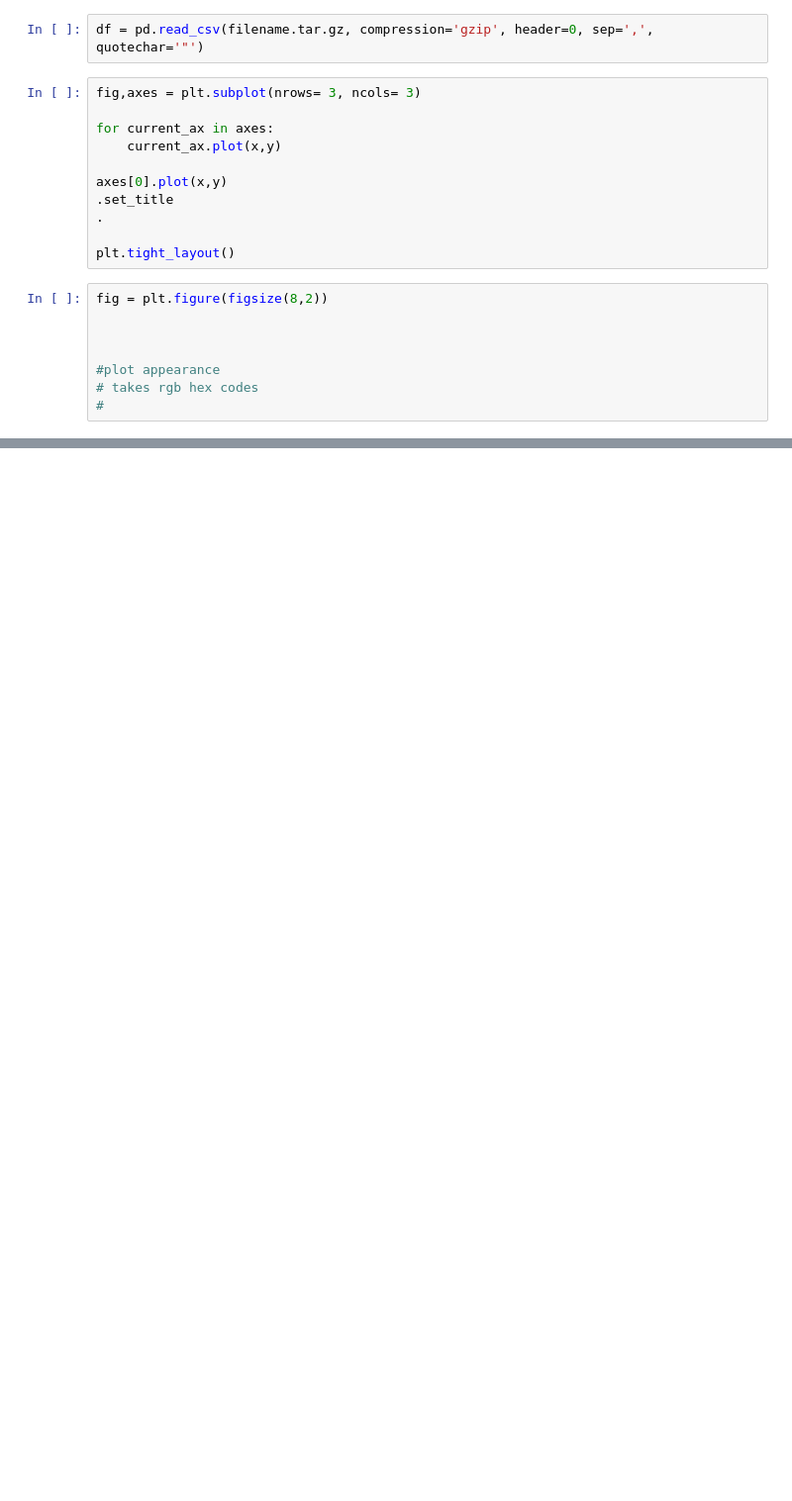
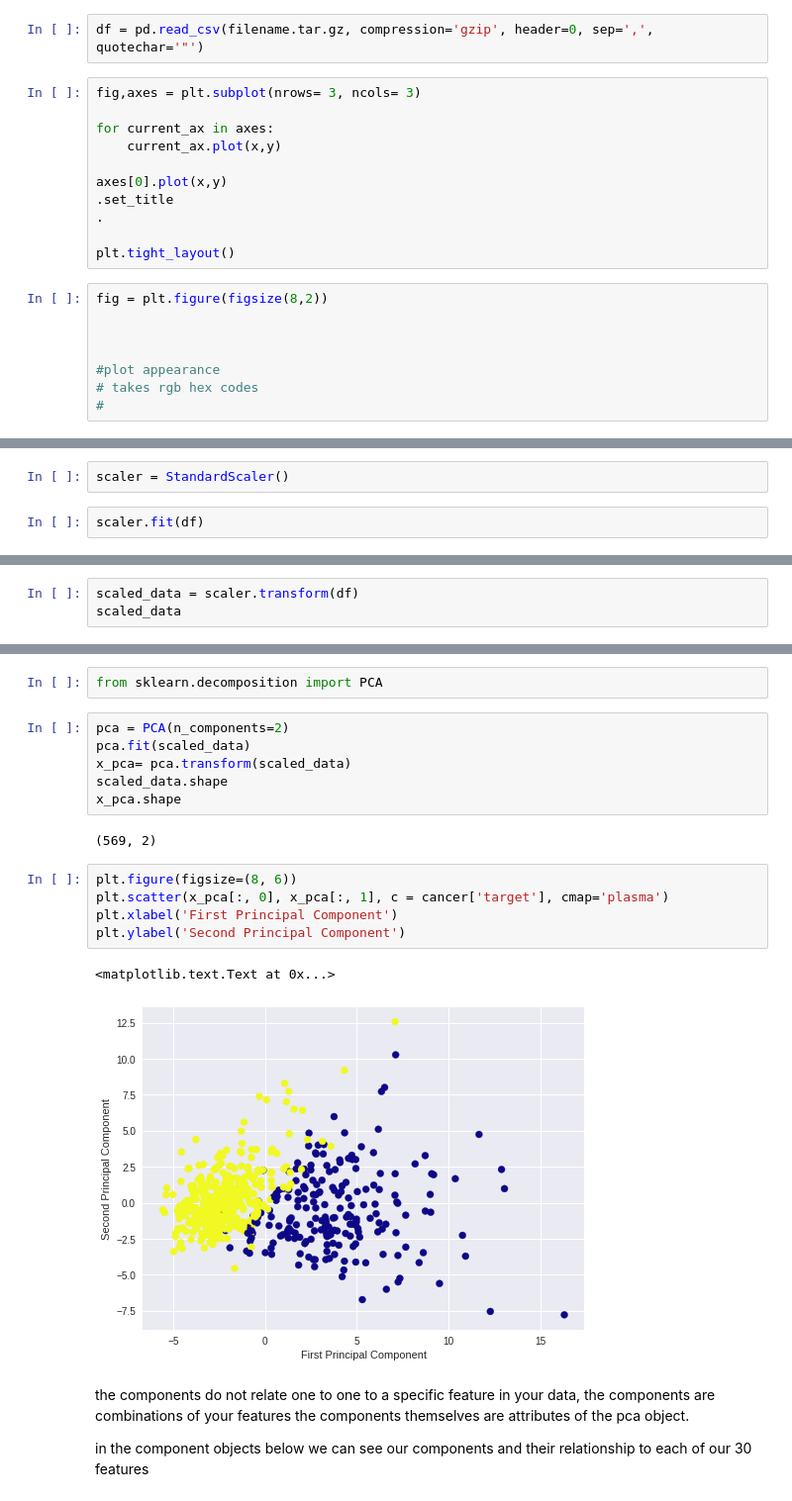
Before and after one commit to fagundesdeveloper/machine-learning-toolbox, a Jupyter notebook: Principal Component Analysis.ipynb, the cells around one changed output, grey strips where cells are left out. Shown at 99% size. Saved outputs shown, nothing was run; the diff lists cells and outputs as text; blank space fills up the shorter version.

```diff
--- a/Principal Component Analysis.ipynb
+++ b/Principal Component Analysis.ipynb
@@ -79,0 +127,4 @@ fig = plt.figure(figsize(8,2))
+# %%
+scaler = StandardScaler()
+# %%
+scaler.fit(df)
@@ -79,0 +133,3 @@ fig = plt.figure(figsize(8,2))
+# %%
+scaled_data = scaler.transform(df)
+scaled_data
@@ -79,0 +150,22 @@ fig = plt.figure(figsize(8,2))
+# %%
+from sklearn.decomposition import PCA
+# %%
+pca = PCA(n_components=2)
+pca.fit(scaled_data)
+x_pca= pca.transform(scaled_data)
+scaled_data.shape
+x_pca.shape
+# %% [output]
+(569, 2)
+# %%
+plt.figure(figsize=(8, 6))
+plt.scatter(x_pca[:, 0], x_pca[:, 1], c = cancer['target'], cmap='plasma')
+plt.xlabel('First Principal Component')
+plt.ylabel('Second Principal Component')
+# %% [output]
+<matplotlib.text.Text at 0x...>
+[figure, added]
+# %% [markdown]
+the components do not relate one to one to a specific feature in your data, the components are combinations of your features the components themselves are attributes of the pca object.
+
+in the component objects below we can see our components and their relationship to each of our 30 features
```
Also changed, not shown: parts of 13 cells of this notebook, 4 other files.
